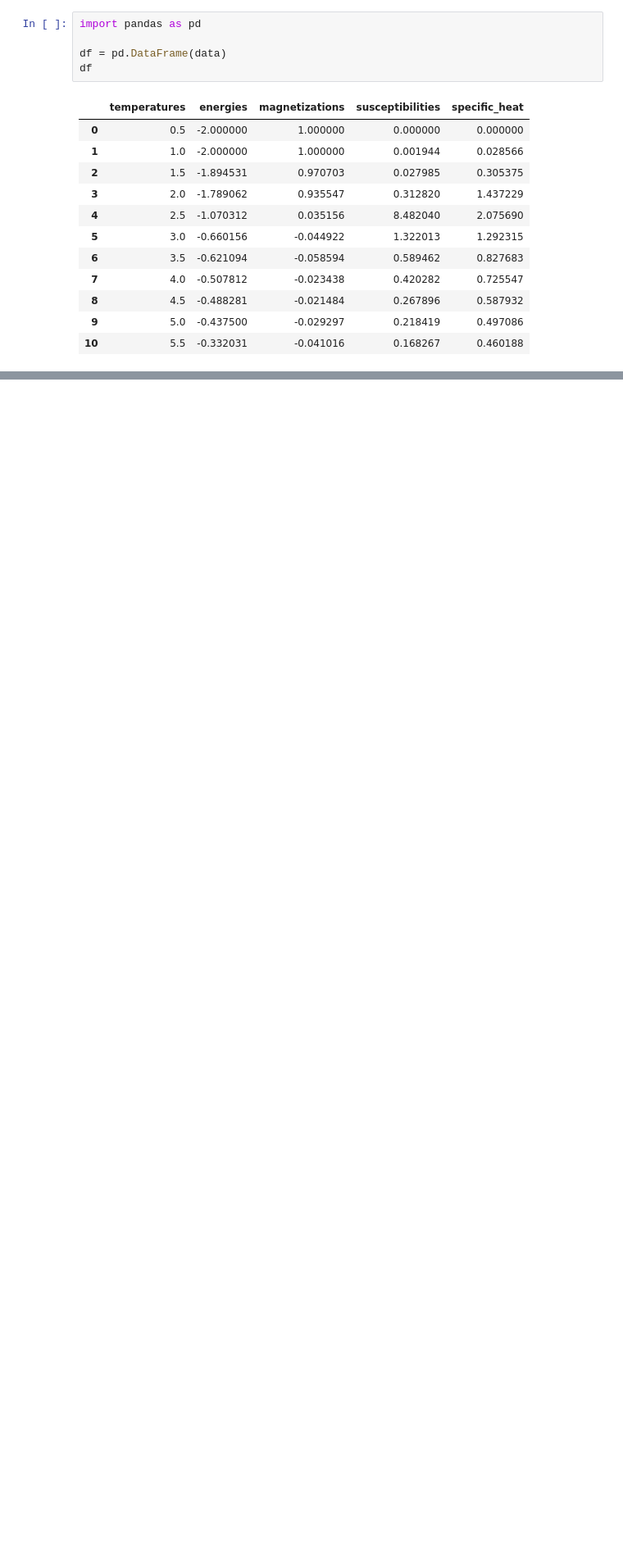
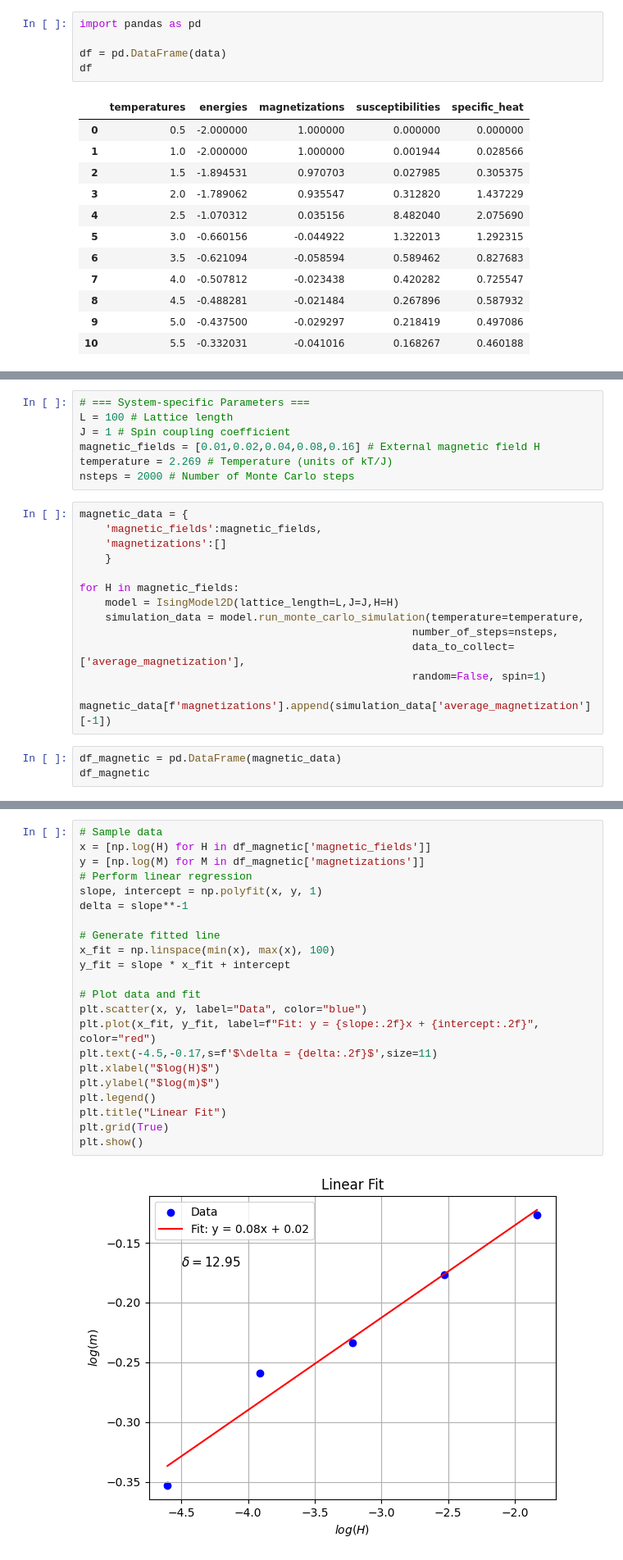
Before and after one commit to pyracetamol/tmms_2025, a Jupyter notebook: monte-carlo.ipynb, the cells around one changed output, grey strips where cells are left out. Shown at 82% size. Cells and saved outputs as stored; diff of their text form; blank space fills up the shorter version.

```diff
--- a/monte-carlo.ipynb
+++ b/monte-carlo.ipynb
@@ -358,0 +376,23 @@ plt.text(x=TC,y=-0.2,s='$T_C$');
+# %%
+# === System-specific Parameters ===
+L = 100 # Lattice length
+J = 1 # Spin coupling coefficient
+magnetic_fields = [0.01,0.02,0.04,0.08,0.16] # External magnetic field H
+temperature = 2.269 # Temperature (units of kT/J)
+nsteps = 2000 # Number of Monte Carlo steps
+# %%
+magnetic_data = {
+    'magnetic_fields':magnetic_fields,
+    'magnetizations':[]
+    }
+
+for H in magnetic_fields:
+    model = IsingModel2D(lattice_length=L,J=J,H=H)
+    simulation_data = model.run_monte_carlo_simulation(temperature=temperature,
+                                                    number_of_steps=nsteps,
+                                                    data_to_collect=['average_magnetization'],
+                                                    random=False, spin=1)
+    magnetic_data[f'magnetizations'].append(simulation_data['average_magnetization'][-1])
+# %%
+df_magnetic = pd.DataFrame(magnetic_data)
+df_magnetic
@@ -358,0 +406,24 @@ plt.text(x=TC,y=-0.2,s='$T_C$');
+# %%
+# Sample data
+x = [np.log(H) for H in df_magnetic['magnetic_fields']]
+y = [np.log(M) for M in df_magnetic['magnetizations']]
+# Perform linear regression
+slope, intercept = np.polyfit(x, y, 1)
+delta = slope**-1
+
+# Generate fitted line
+x_fit = np.linspace(min(x), max(x), 100)
+y_fit = slope * x_fit + intercept
+
+# Plot data and fit
+plt.scatter(x, y, label="Data", color="blue")
+plt.plot(x_fit, y_fit, label=f"Fit: y = {slope:.2f}x + {intercept:.2f}", color="red")
+plt.text(-4.5,-0.17,s=f'$\delta = {delta:.2f}$',size=11)
+plt.xlabel("$log(H)$")
+plt.ylabel("$log(m)$")
+plt.legend()
+plt.title("Linear Fit")
+plt.grid(True)
+plt.show()
+# %% [output]
+[figure, added]
```
Also changed, not shown: parts of 4 cells of this notebook.
